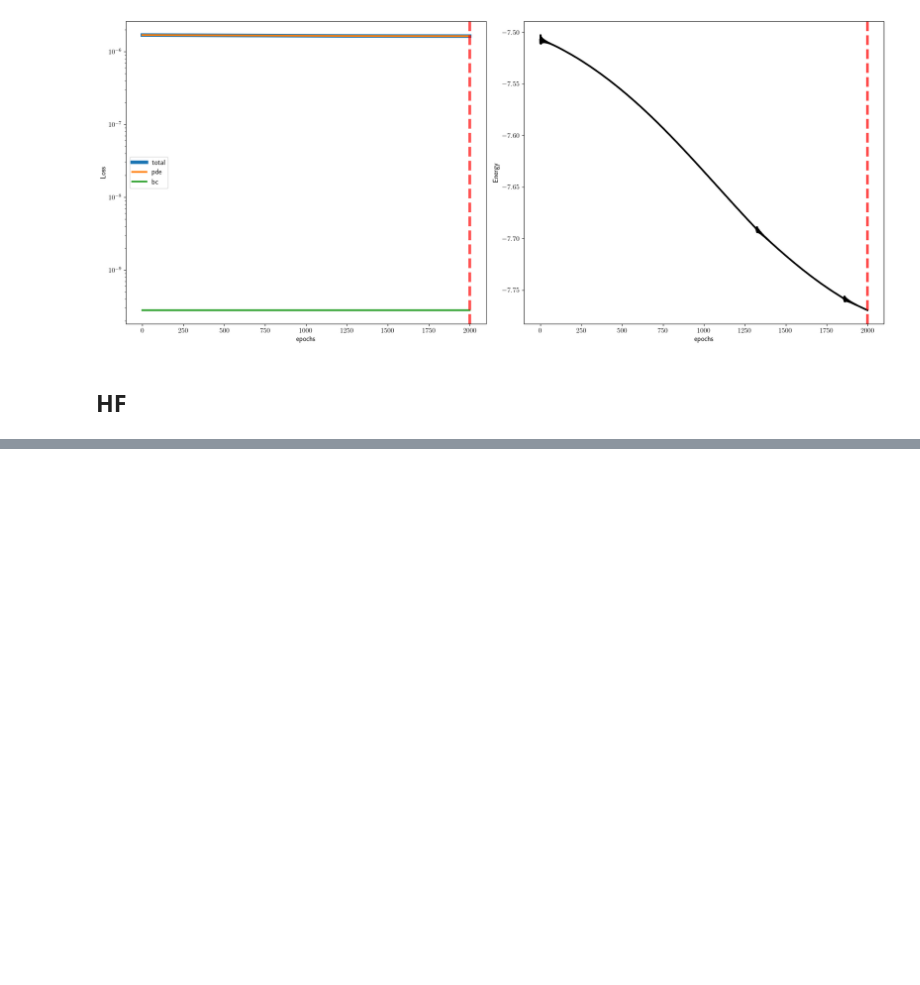
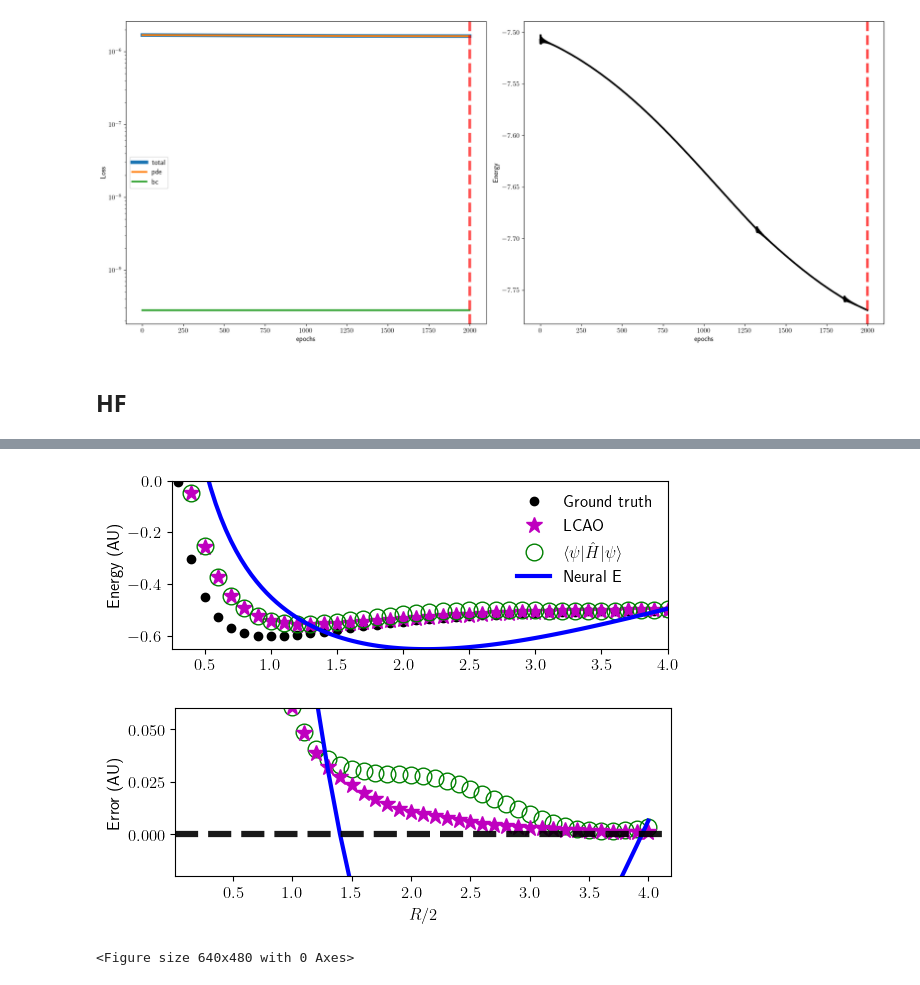
Before and after one commit to eh18445/MSc-Project, a Jupyter notebook: 2_atoms_notebook.ipynb, the cells around one changed output, grey strips where cells are left out. Drawn from its saved outputs; the diff is of its cells as text; code cells hidden in the pictures; blank space fills up the shorter version.

```diff
--- a/2_atoms_notebook.ipynb
+++ b/2_atoms_notebook.ipynb
@@ -1688,0 +1501,77 @@ FileNotFoundError: [Errno 2] No such file or directory: 'figure/fig_O2.pdf'
+# %%
+
+params['loadModelPath']="models/H2_fineTune.pt"
+
+modelTest = NN_atom(params);     modelTest.loadModel(params)
+
+
+E_int, E_int_lcao, rE, E_net  = load_E_R(params)
+Rexact, e_exact = exactE()
+
+
+Rtrain_L = params['RxL']; Rtrain_R = params['RxR'];
+
+
+
+xt,yt,zt, Rt1  = sampling(params, params['n_test'], linearSampling=True)
+_, Enet_FT = modelTest.parametricPsi(xt, yt, zt, Rt1,c);
+rr = Rt1.cpu().detach().numpy()
+ee1 = Enet_FT.cpu().detach().numpy()
+
+marker_style_exact = dict(color='k', linestyle='none', marker='.',
+                      fillstyle='full',linewidth=lineW)
+
+marker_style_int = dict(color='g', linestyle='none', marker='o',
+                      fillstyle='none', linewidth=lineW)
+
+marker_style_net = dict(color='b', linestyle='-',linewidth=lineW)
+
+
+### FIGURE
+#fig = plt.figure(figsize=(18, 10))
+
+
+## POTENTIAL ENERGY SURFACE
+#ax1 = plt.subplot2grid( (4,4), (0,0), colspan=2, rowspan=2); plt.tick_params('x', labelbottom=False)
+#ax1 = plt.subplot2grid( (1,2), (0,0), colspan=2, rowspan=2); plt.tick_params('x', labelbottom=False)
+
+#plt.subplot2grid( (4,4), (2,1), colspan=2,  sharex=ax1); plt.tick_params('x', labelbottom=False)
+#plt.subplot2grid( (4,4), (2,2), colspan=2, rowspan=1,  sharex=axP)
+#ax=plt.subplot(2,1,1)
+
+plt.subplot(211)
+plt.plot(Rexact, e_exact + 1/2/Rexact, **marker_style_exact, label='Ground truth')
+plt.plot(rE, E_int_lcao+1/(2*rE), '*m', label='LCAO',linewidth=lineW)
+plt.plot(rE, E_int+1/(2*rE),**marker_style_int, label ='$\langle \psi |\hat H| \psi \\rangle$')
+plt.plot(rr, 1/(2*rr) + ee1, **marker_style_net, label='Neural E')
+# plt.plot(rr, 1/(2*rr) + ee1, '-b', label='Neural E',linewidth=lineW)
+plt.legend(frameon=False)
+plt.xlim([0.25,4]); plt.ylim([-0.65, 0]); plt.ylabel('Energy (AU)') # plt.ylabel("$E_{total}$")
+#plt.ylabel('Gate'); plt.xlabel("$R/2$"); plt.xticks( np.arange(0.5,4.5,0.5))
+plt.show()
+
+# ERROR
+#plt.subplot2grid( (4,4), (2,0), colspan=2,  sharex=ax1); plt.tick_params('x', labelbottom=False)
+#plt.subplot(2,1,2,   sharex=ax)
+
+df_net, df_int, df_lcao = E_net-e_exact, E_int-e_exact, E_int_lcao-e_exact
+## Compute the Relative error
+# df_net = -df_net/e_exact*100; df_int = -df_int/e_exact*100; df_lcao =-df_lcao/e_exact*100
+
+plt.subplot(212)
+plt.plot(rE,df_int,**marker_style_int)
+plt.plot(rE,df_lcao,'*m')
+plt.plot(rE,df_net,'b',  **marker_style_net)
+plt.ylabel('Error (AU)');  plt.ylim(-0.02,0.06); plt.yticks([0,0.025,0.05])
+#plt.ylabel('Relative Error ($\%$)'); plt.ylim(-1,4); plt.yticks([0,2,4])
+# plt.legend(frameon=False);
+plt.xlabel("$R/2$")
+plt.axhline(0, c='k', linestyle='--', linewidth=lineW*1.5, alpha=0.9)
+#plt.ylabel('Gate'); ; plt.xticks( np.arange(0.5,4.5,0.5))
+plt.show()
+
+plt.savefig('figures/H2_error.pdf', format='pdf')
+# %% [output]
+[figure, added]
+[figure, added]
+<Figure size 640x480 with 0 Axes>
```
Also changed, not shown: parts of 30 cells of this notebook, 8 other files.
